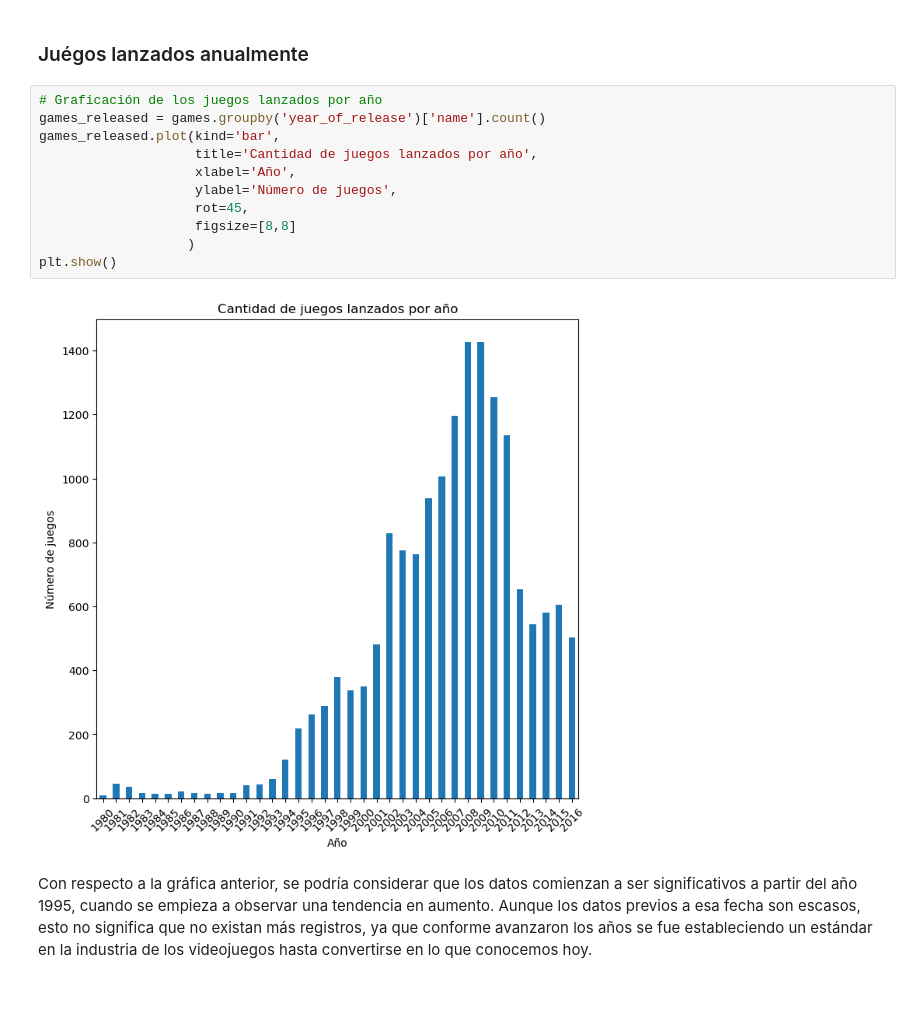
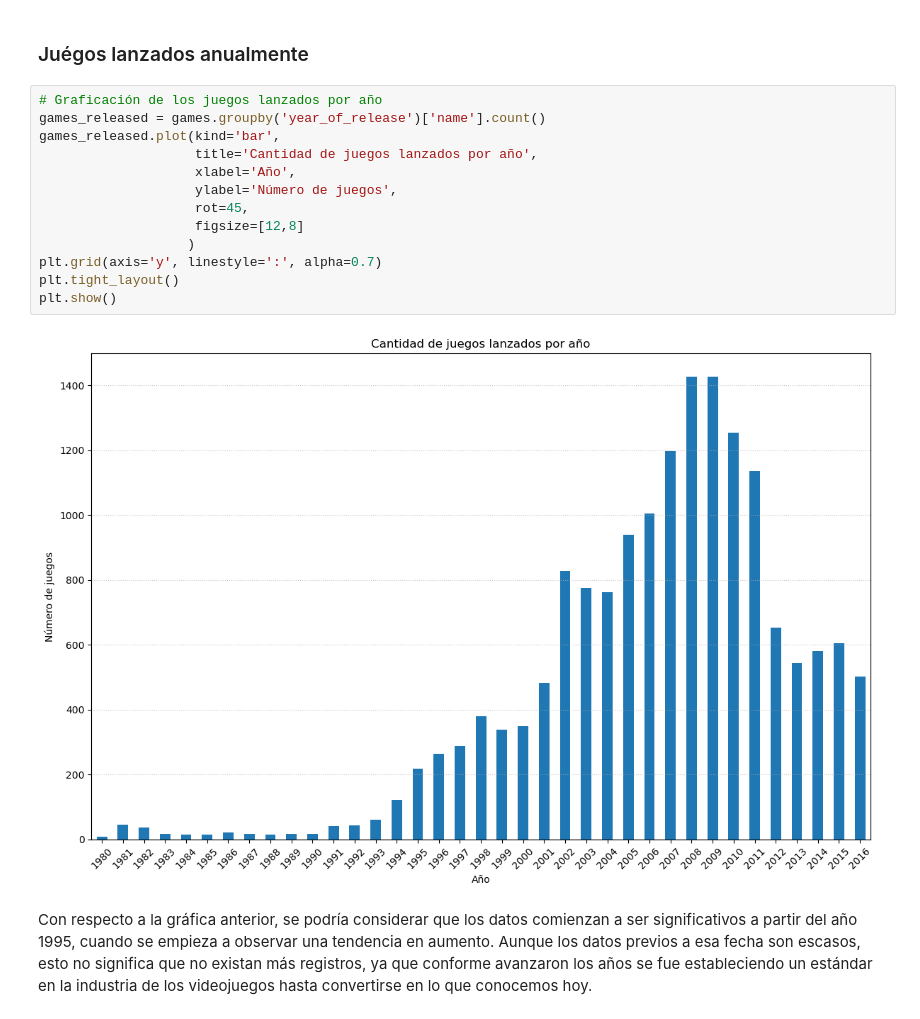
Before and after one commit to SebastianVeraM/Project_Sales_Analysis, a Jupyter notebook: Sprint6_notebook.ipynb, the cells around one changed output. Saved outputs shown, nothing was run; the diff lists cells and outputs as text.

Commit message:
REAMDE and notebook updates
Descriptions and conclusions updated from README and Jupyter notebook, along with code and graphics corrections.

```diff
--- a/Sprint6_notebook.ipynb
+++ b/Sprint6_notebook.ipynb
@@ -297,16 +292,18 @@ print(games.head())
 # %%
 # Graficación de los juegos lanzados por año
 games_released = games.groupby('year_of_release')['name'].count()
 games_released.plot(kind='bar',
                     title='Cantidad de juegos lanzados por año',
                     xlabel='Año',
                     ylabel='Número de juegos',
                     rot=45,
-                    figsize=[8,8]
+                    figsize=[12,8]
                    )
+plt.grid(axis='y', linestyle=':', alpha=0.7)
+plt.tight_layout()
 plt.show()
 # %% [output]
-[figure, old version]
+[figure, new version]
 # %% [markdown]
 Con respecto a la gráfica anterior, se podría considerar que los datos comienzan a ser significativos a partir del año 1995, cuando se empieza a observar una tendencia en aumento. Aunque los datos previos a esa fecha son escasos, esto no significa que no existan más registros, ya que conforme avanzaron los años se fue estableciendo un estándar en la industria de los videojuegos hasta convertirse en lo que conocemos hoy.
 # %% [markdown]
```
Also changed, not shown: parts of 28 cells of this notebook, 2 other files.
